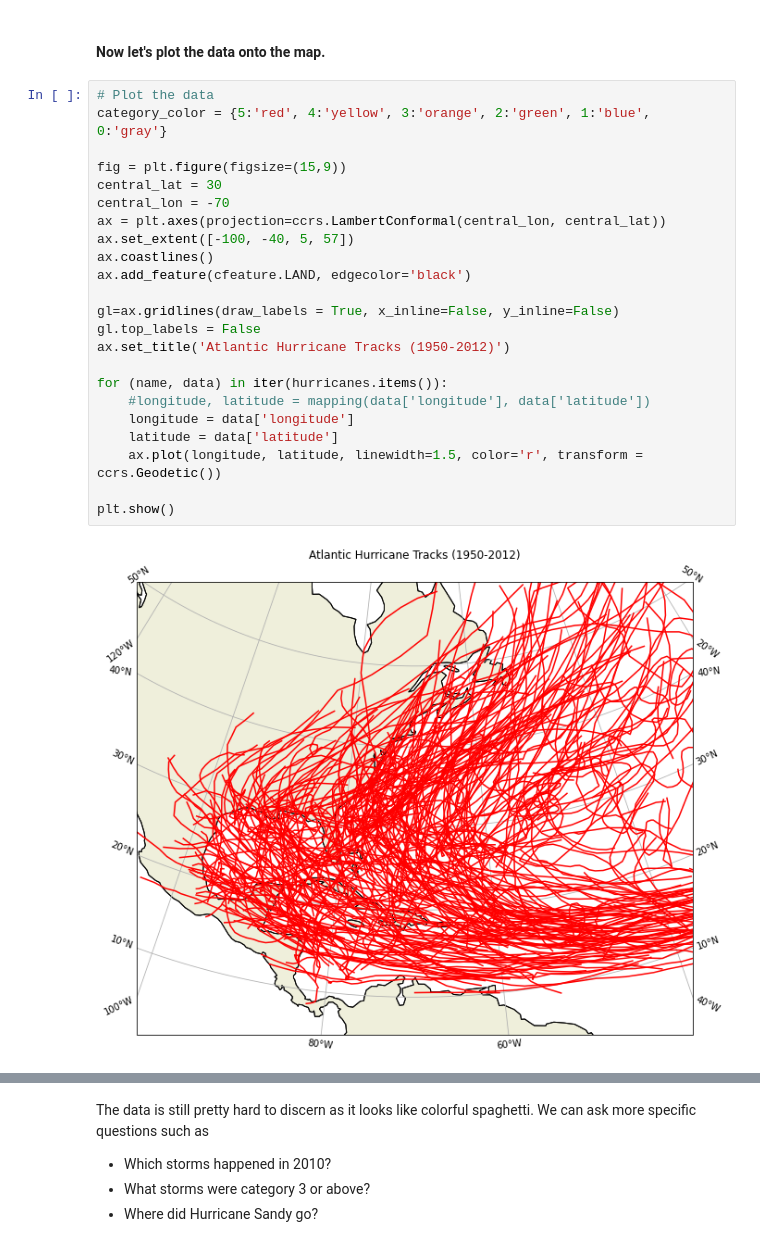
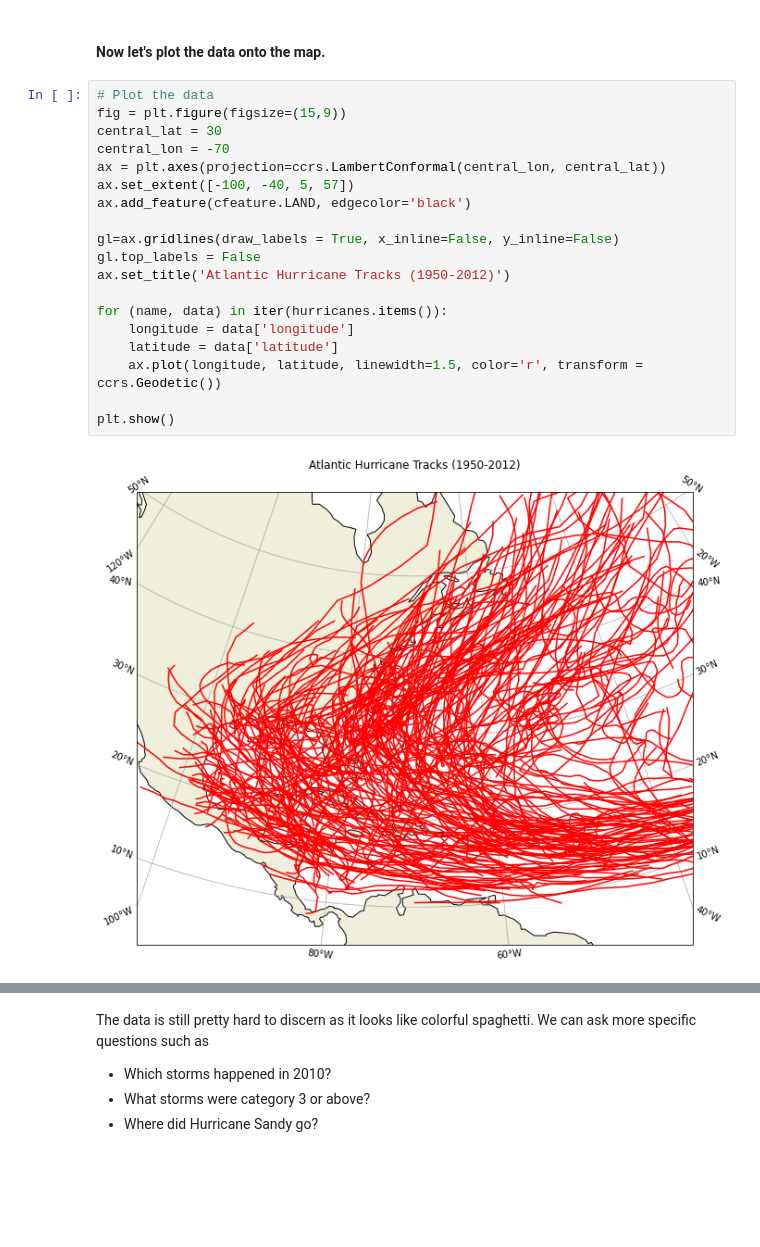
Before and after one commit to applied-math/demos, a Jupyter notebook: analyzing_hurricanes.ipynb, the cells around one changed output, grey strips where cells are left out. Drawn from its saved outputs; the diff is of its cells as text; blank space fills up the shorter version.

```diff
--- a/analyzing_hurricanes.ipynb
+++ b/analyzing_hurricanes.ipynb
@@ -127,29 +121,25 @@ for name in list(hurricanes.keys()):
 #### Now let's plot the data onto the map.
 # %%
 # Plot the data
-category_color = {5:'red', 4:'yellow', 3:'orange', 2:'green', 1:'blue', 0:'gray'}
-
 fig = plt.figure(figsize=(15,9))
 central_lat = 30
 central_lon = -70
 ax = plt.axes(projection=ccrs.LambertConformal(central_lon, central_lat))
 ax.set_extent([-100, -40, 5, 57])
-ax.coastlines()
 ax.add_feature(cfeature.LAND, edgecolor='black')
 
 gl=ax.gridlines(draw_labels = True, x_inline=False, y_inline=False)
 gl.top_labels = False
 ax.set_title('Atlantic Hurricane Tracks (1950-2012)')
 
 for (name, data) in iter(hurricanes.items()):
-    #longitude, latitude = mapping(data['longitude'], data['latitude'])
     longitude = data['longitude']
     latitude = data['latitude']
     ax.plot(longitude, latitude, linewidth=1.5, color='r', transform = ccrs.Geodetic())
 
 plt.show()
 # %% [output]
-[figure, old version]
+[figure, new version]
 # %%
 # Plot the data
 category_color = {5:'red', 4:'yellow', 3:'orange', 2:'green', 1:'blue', 0:'gray'}
```
Also changed, not shown: parts of 5 cells of this notebook.
